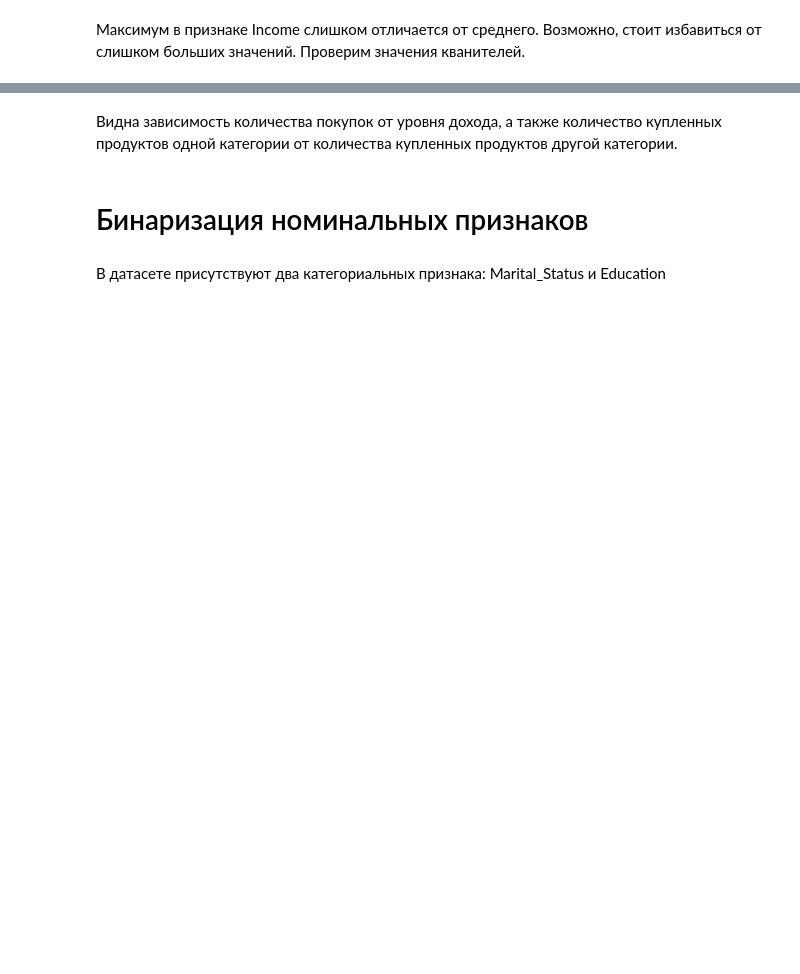
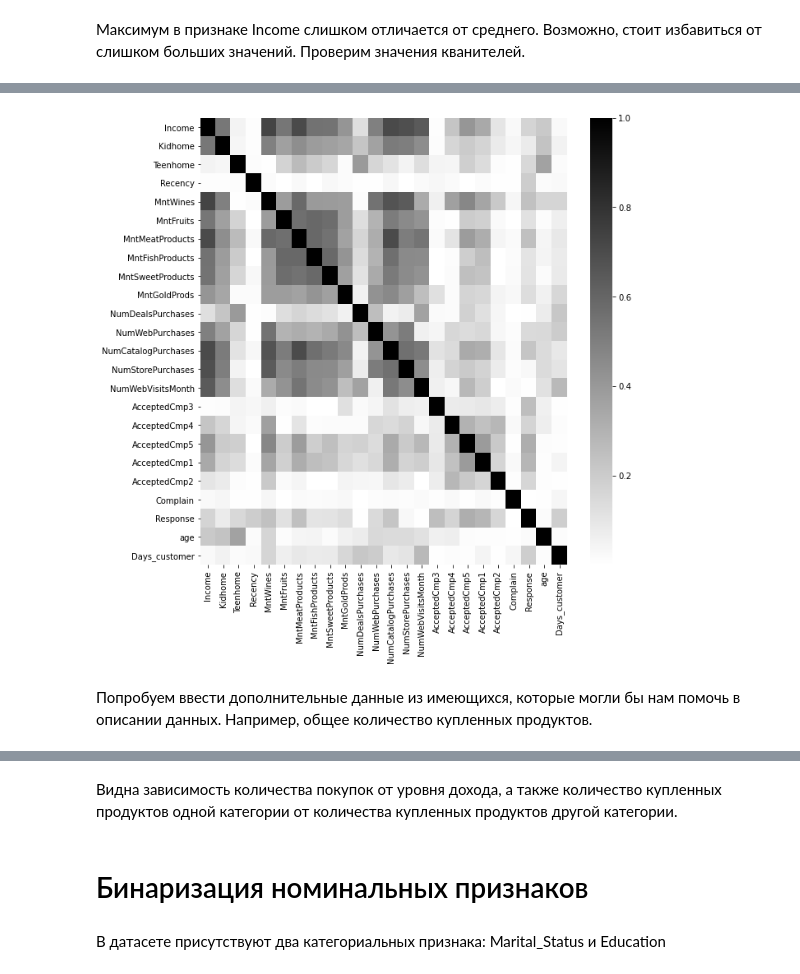
Before and after one commit to alcatkuchera/Marketing_Campaign, a Jupyter notebook: Marketing_campaign.ipynb, the cells around one changed output, grey strips where cells are left out. Drawn from its saved outputs; the diff is of its cells as text; code cells hidden in the pictures; blank space fills up the shorter version.

```diff
--- a/Marketing_campaign.ipynb
+++ b/Marketing_campaign.ipynb
@@ -123,2 +320,0 @@ Name: Marital_Status, dtype: int64
-# %%
-data_raw['Marital_Status'].replace(to_replace=["Alone", "YOLO", "Absurd"], value=["Single", "Single", "Single"], inplace=True)
@@ -217,2 +320,0 @@ a.get('date cols')
-# %%
-data_raw.drop(a.get('date cols'), axis=1, inplace=True)
@@ -322,2 +320,0 @@ pum_1
-# %%
-data_raw.loc[data_raw.Income.isna(), "Income"] = np.round(y_pred, 2)
@@ -368,4 +408,4 @@ data_raw['Income'].quantile([0.005,.01,.05,.1,.5,.9,.95,.99,.995])
 # %%
-rows_to_drop = data_raw[(data_raw['Income'] < data_raw['Income'].quantile(0.005)) | (data_raw['Income'] > data_raw['Income'].quantile(0.995))].index
+rows_to_drop = data_raw[(data_raw['Income'] > data_raw['Income'].quantile(0.995))].index
 data = data_raw.drop(rows_to_drop)
 data.shape
@@ -380,0 +468,9 @@ data = data.drop(rows_to_drop)
+# %%
+correl_lin2 = data.corr()
+plt.figure(figsize=(10,10))
+sns.heatmap(abs(correl_lin2), cmap='binary')
+pass
+# %% [output]
+[figure, added]
+# %% [markdown]
+Попробуем ввести дополнительные данные из имеющихся, которые могли бы нам помочь в описании данных. Например, общее количество купленных продуктов.
```
Also changed, not shown: parts of 195 cells of this notebook.
